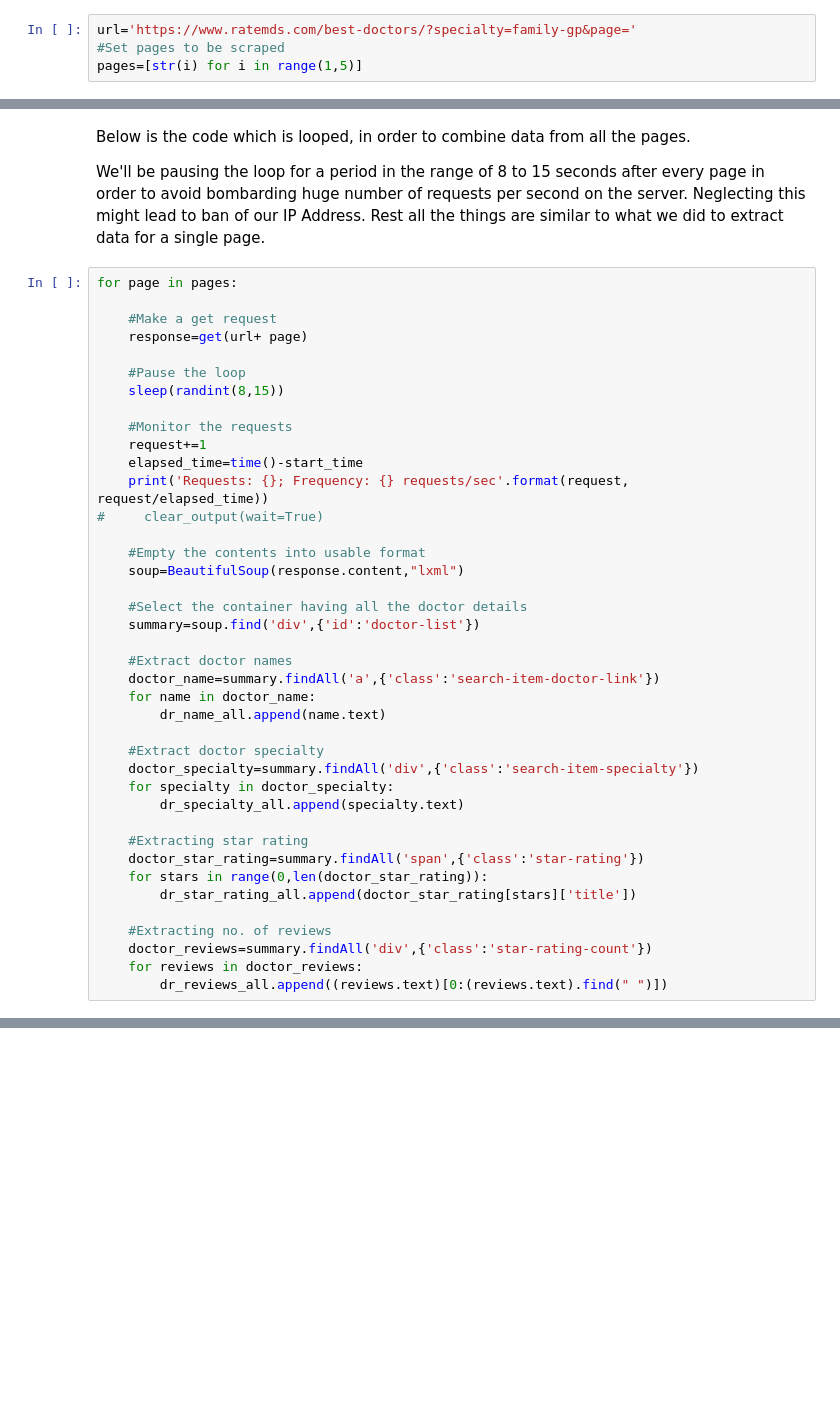
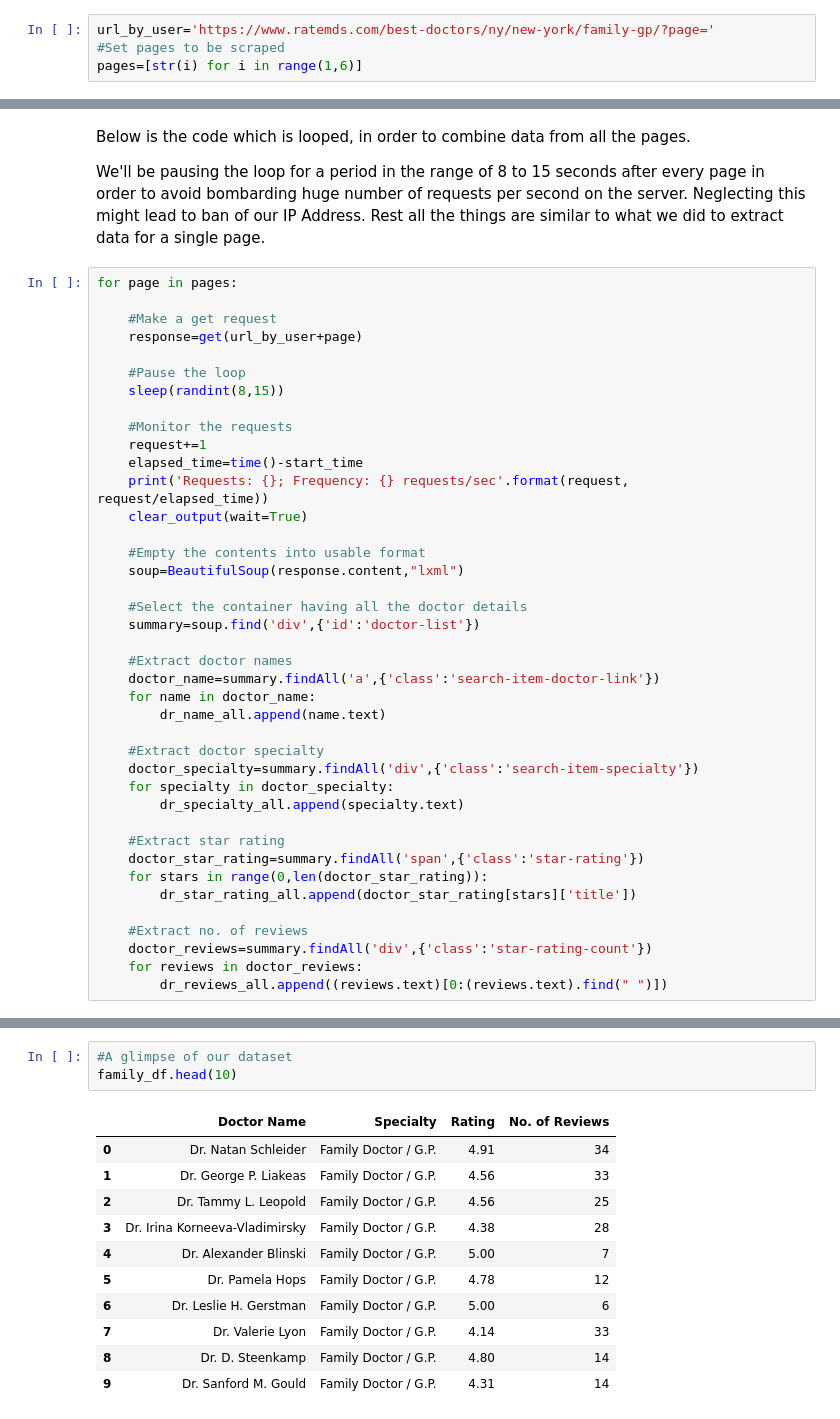
Before and after one commit to rbanerjee3/Scraping-details-of-doctors-from-a-doctor-rating-website, a Jupyter notebook: RateMds Webscraping.ipynb, the cells around one changed output, grey strips where cells are left out. Cells and saved outputs as stored; diff of their text form; blank space fills up the shorter version.

```diff
--- a/RateMds Webscraping.ipynb
+++ b/RateMds Webscraping.ipynb
@@ -231,7 +262,7 @@ First, We need to first understand the structure of the URL i.e. exactly where i
 # %%
-url='https://www.ratemds.com/best-doctors/?specialty=family-gp&page='
+url_by_user='https://www.ratemds.com/best-doctors/ny/new-york/family-gp/?page='
 #Set pages to be scraped
-pages=[str(i) for i in range(1,5)]
+pages=[str(i) for i in range(1,6)]
 # %% [markdown]
 Second, we need to create variables that would help us to control and monitor the loop rate. This is done to make sure that we are not bombarding the server with our requests.
 # %%
@@ -254,7 +285,7 @@ We'll be pausing the loop for a period in the range of 8 to 15 seconds after eve
 for page in pages:
 
     #Make a get request
-    response=get(url+ page)
+    response=get(url_by_user+page)
 
     #Pause the loop
     sleep(randint(8,15))
@@ -263,7 +294,7 @@ for page in pages:
     request+=1
     elapsed_time=time()-start_time
     print('Requests: {}; Frequency: {} requests/sec'.format(request, request/elapsed_time))
-#     clear_output(wait=True)
+    clear_output(wait=True)
 
     #Empty the contents into usable format
     soup=BeautifulSoup(response.content,"lxml")
@@ -281,12 +312,12 @@ for page in pages:
     for specialty in doctor_specialty:
         dr_specialty_all.append(specialty.text)
 
-    #Extracting star rating
+    #Extract star rating
     doctor_star_rating=summary.findAll('span',{'class':'star-rating'})
     for stars in range(0,len(doctor_star_rating)):
         dr_star_rating_all.append(doctor_star_rating[stars]['title'])
 
-    #Extracting no. of reviews
+    #Extract no. of reviews
     doctor_reviews=summary.findAll('div',{'class':'star-rating-count'})
     for reviews in doctor_reviews:
         dr_reviews_all.append((reviews.text)[0:(reviews.text).find(" ")])
@@ -320,0 +337,15 @@ family_df.head()
+# %%
+#A glimpse of our dataset
+family_df.head(10)
+# %% [output]
+|  | Doctor Name | Specialty | Rating | No. of Reviews |
+| 0 | Dr. Natan Schleider | Family Doctor / G.P. | 4.91 | 34 |
+| 1 | Dr. George P. Liakeas | Family Doctor / G.P. | 4.56 | 33 |
+| 2 | Dr. Tammy L. Leopold | Family Doctor / G.P. | 4.56 | 25 |
+| 3 | Dr. Irina Korneeva-Vladimirsky | Family Doctor / G.P. | 4.38 | 28 |
+| 4 | Dr. Alexander Blinski | Family Doctor / G.P. | 5.00 | 7 |
+| 5 | Dr. Pamela Hops | Family Doctor / G.P. | 4.78 | 12 |
+| 6 | Dr. Leslie H. Gerstman | Family Doctor / G.P. | 5.00 | 6 |
+| 7 | Dr. Valerie Lyon | Family Doctor / G.P. | 4.14 | 33 |
+| 8 | Dr. D. Steenkamp | Family Doctor / G.P. | 4.80 | 14 |
+| 9 | Dr. Sanford M. Gould | Family Doctor / G.P. | 4.31 | 14 |
```
Also changed, not shown: parts of 37 cells of this notebook.
